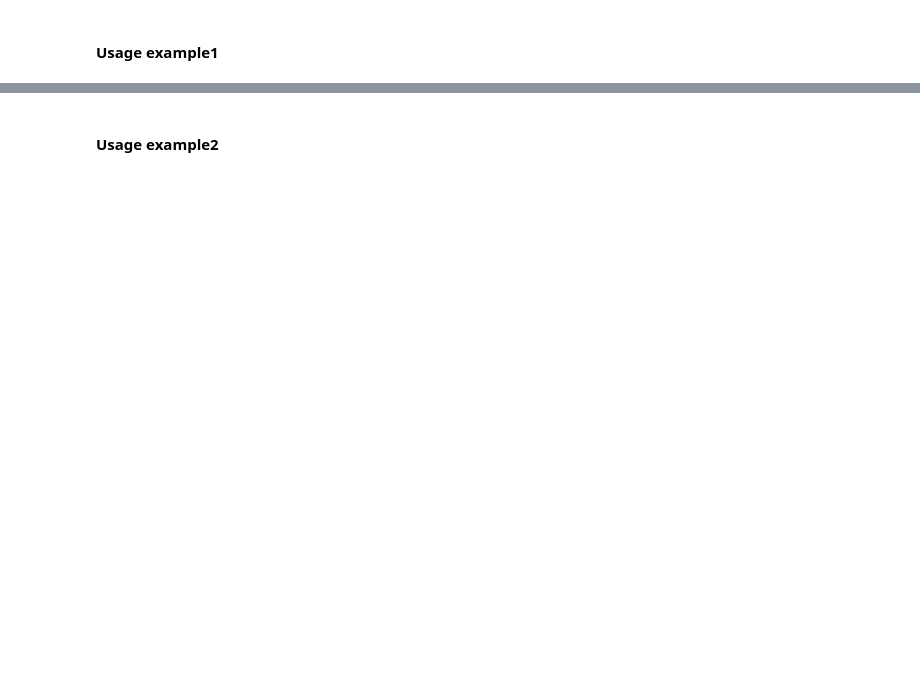
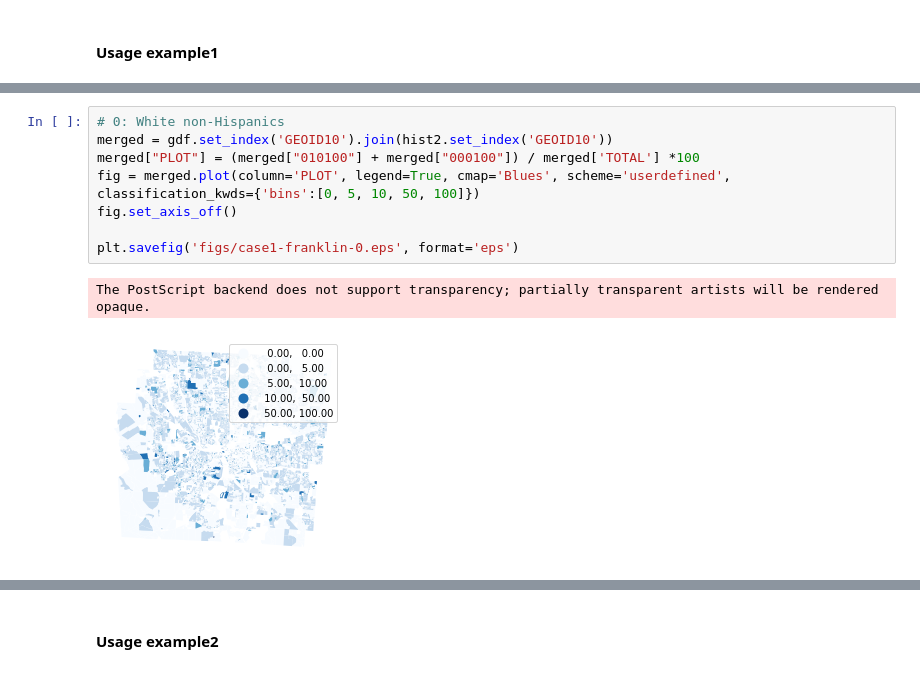
Before and after one commit to linyuehzzz/synthetic-populations, a Jupyter notebook: franklin_microdata.ipynb, the cells around one changed output, grey strips where cells are left out. Saved outputs shown, nothing was run; the diff lists cells and outputs as text; blank space fills up the shorter version.

```diff
--- a/franklin_microdata.ipynb
+++ b/franklin_microdata.ipynb
@@ -940,4 +765,15 @@ hist2['TOTAL'] = hist2[hist2.columns[1:]].sum(axis=1)
 
 filename_gdf = 'data/franklin/geo/tl_2010_39049_tabblock10.shp'
 gdf = gpd.read_file(filename_gdf)
+# %%
+# 0: White non-Hispanics
+merged = gdf.set_index('GEOID10').join(hist2.set_index('GEOID10'))
+merged["PLOT"] = (merged["010100"] + merged["000100"]) / merged['TOTAL'] *100
+fig = merged.plot(column='PLOT', legend=True, cmap='Blues', scheme='userdefined', classification_kwds={'bins':[0, 5, 10, 50, 100]})
+fig.set_axis_off()
+
+plt.savefig('figs/case1-franklin-0.eps', format='eps')
+# %% [output]
+The PostScript backend does not support transparency; partially transparent artists will be rendered opaque.
+[figure, added]
 # %%
```
Also changed, not shown: parts of 37 cells of this notebook, 24 other files.
